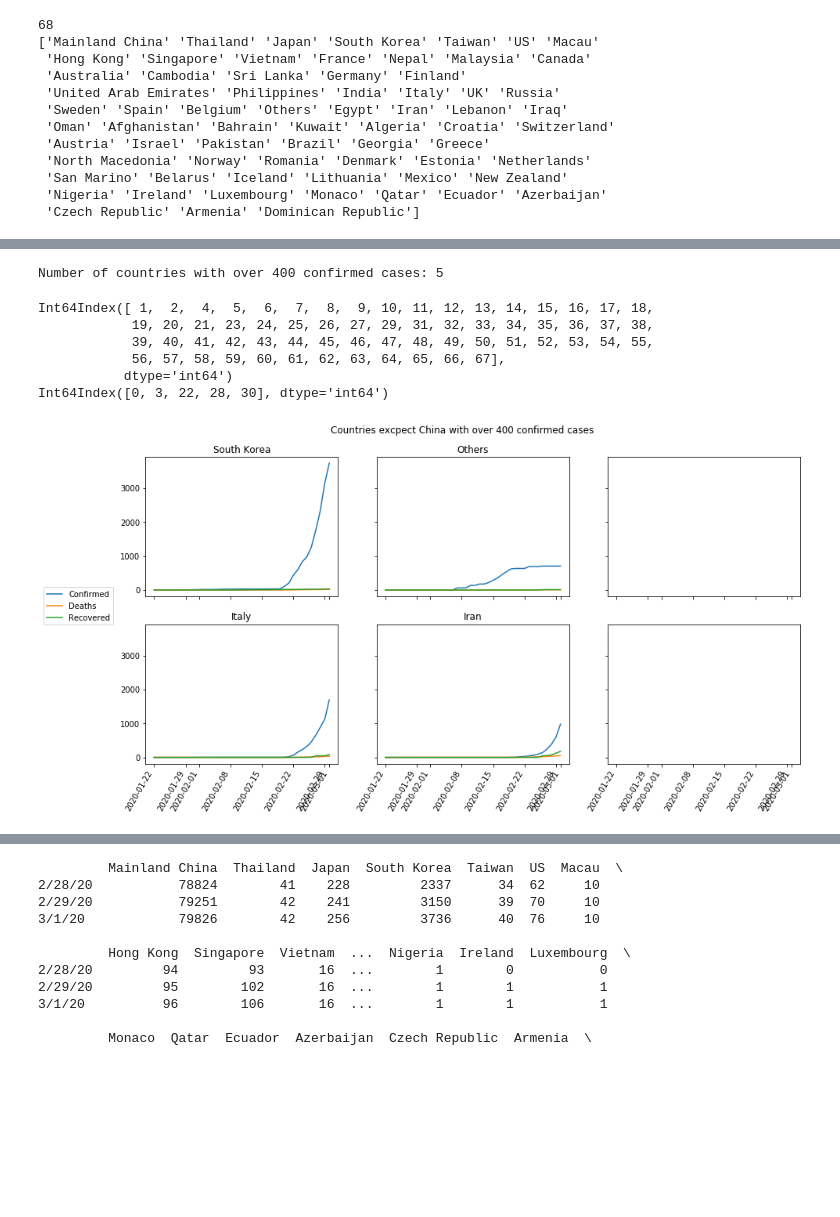
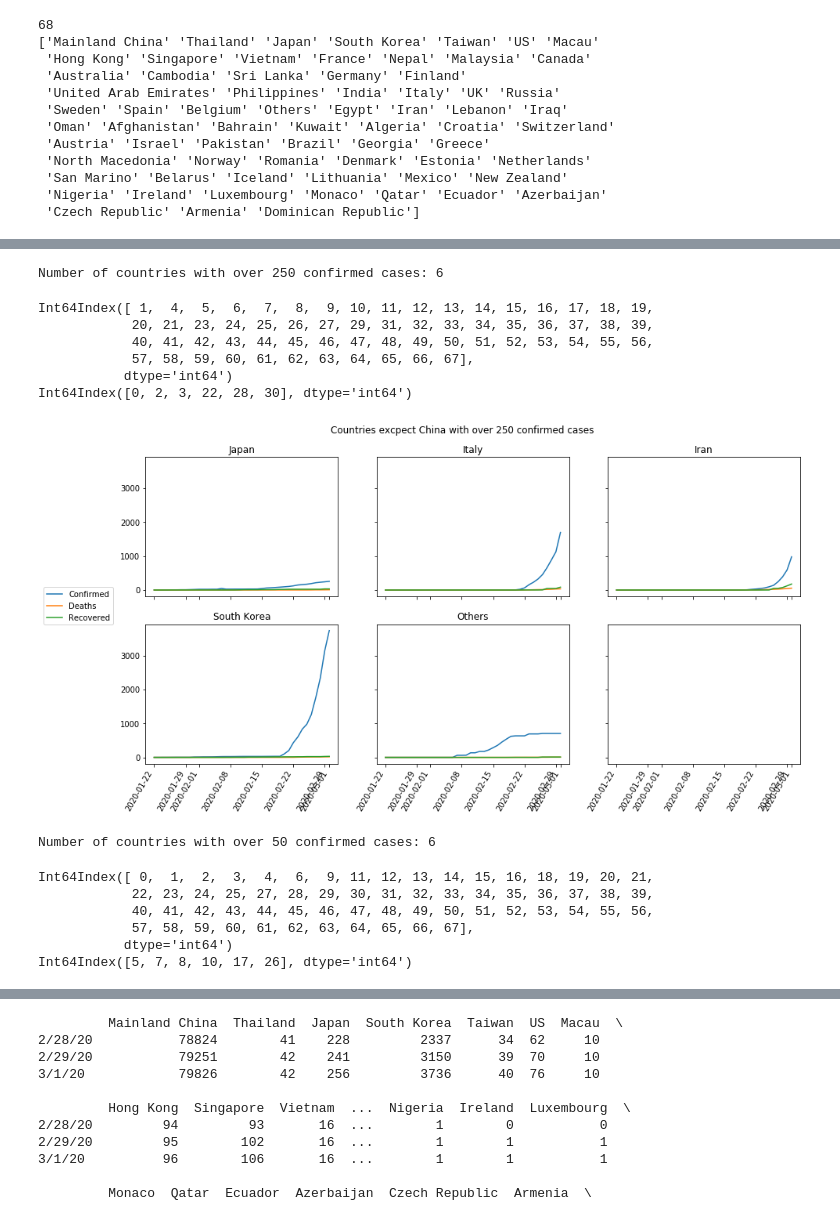
Before and after one commit to msarnacki/coronavirus-2019-nCoV, a Jupyter notebook: main.ipynb, the cells around one changed output, grey strips where cells are left out. Drawn from its saved outputs; the diff is of its cells as text; code cells hidden in the pictures; blank space fills up the shorter version.

```diff
--- a/main.ipynb
+++ b/main.ipynb
@@ -232,20 +233,23 @@ limit = 400
+# %%
+limit_high = 250
+limit_low = 50
 # %%
 dictionary = {"Country":countries_ts ,"Confirmed":confirmed_country}
 
 countries_last_date = pd.DataFrame(dictionary)
 # print(countries_last_date)
 
-if_over_limit = countries_last_date.apply(lambda x: True if x['Confirmed'] > limit else False , axis=1)
+if_over_high_limit = countries_last_date.apply(lambda x: True if x['Confirmed'] > limit_high else False , axis=1)
 
-numOfRows = len(if_over_limit[if_over_limit == True].index)
+numOfRows = len(if_over_high_limit[if_over_high_limit == True].index)
 
-print('Number of countries with over {} confirmed cases: {}'.format(limit,numOfRows))
+print('Number of countries with over {} confirmed cases: {}'.format(limit_high,numOfRows))
 # %% [output]
-Number of countries with over 400 confirmed cases: 5
+Number of countries with over 250 confirmed cases: 6
 # %%
 #
-indexTrue = if_over_limit[ if_over_limit == False ].index
-indexFalse = if_over_limit[ if_over_limit == True ].index
+indexTrue = if_over_high_limit[ if_over_high_limit == False ].index
+indexFalse = if_over_high_limit[ if_over_high_limit == True ].index
 print(indexTrue)
 print(indexFalse)
 
@@ -259,44 +263,80 @@ countries_under_limit.drop(indexFalse, inplace=True, axis=0)
 #print(countries_over_limit)
 #print(countries_under_limit)
 # %% [output]
-Int64Index([ 1,  2,  4,  5,  6,  7,  8,  9, 10, 11, 12, 13, 14, 15, 16, 17, 18,
-            19, 20, 21, 23, 24, 25, 26, 27, 29, 31, 32, 33, 34, 35, 36, 37, 38,
-            39, 40, 41, 42, 43, 44, 45, 46, 47, 48, 49, 50, 51, 52, 53, 54, 55,
-            56, 57, 58, 59, 60, 61, 62, 63, 64, 65, 66, 67],
+Int64Index([ 1,  4,  5,  6,  7,  8,  9, 10, 11, 12, 13, 14, 15, 16, 17, 18, 19,
+            20, 21, 23, 24, 25, 26, 27, 29, 31, 32, 33, 34, 35, 36, 37, 38, 39,
+            40, 41, 42, 43, 44, 45, 46, 47, 48, 49, 50, 51, 52, 53, 54, 55, 56,
+            57, 58, 59, 60, 61, 62, 63, 64, 65, 66, 67],
            dtype='int64')
-Int64Index([0, 3, 22, 28, 30], dtype='int64')
+Int64Index([0, 2, 3, 22, 28, 30], dtype='int64')
 # %%
 #print(countries_last_date)
 # %%
 ###plot for countries with confirmed cases over limit
 plots_in_row = 3
 #define how many rows on how many countries in list without china
 plots_in_col = math.ceil((numOfRows-1)/plots_in_row)
 
 fig, axs = plt.subplots(plots_in_col, plots_in_row, figsize=(15, plots_in_col*4), sharey=True, sharex=True)
 fig.autofmt_xdate(rotation=60)
 
 axs0 = axs.shape[0]
 axs1 = axs.shape[1]
 
 i = 0
 j = 0
 
 for country in countries_over_limit["Country"][1:]:
     #print(country)
     axs[i][j].plot(dates_datetime_confirmed, df_confirmed[df_confirmed['Country/Region']==country].iloc[:,4:].sum(axis=0))
     axs[i][j].plot(dates_datetime_deaths, df_deaths[df_deaths['Country/Region']==country].iloc[:,4:].sum(axis=0))
     axs[i][j].plot(dates_datetime_recovered, df_recovered[df_recovered['Country/Region']==country].iloc[:,4:].sum(axis=0))
     axs[i][j].set_title(country)
     #axs[i][j].set_xticklabels(rotation=90)
     i = i + 1
     if i==plots_in_col:
         i = 0
         j = j + 1
         if j==plots_in_row:
             j = 0
-fig.suptitle('Countries excpect China with over {} confirmed cases'.format(limit),y=0.95)
+fig.suptitle('Countries excpect China with over {} confirmed cases'.format(limit_high),y=0.95)
 fig.legend(['Confirmed', 'Deaths', 'Recovered'],loc='upper left', bbox_to_anchor=(0., 0.1, 0.5, 0.5),bbox_transform=plt.gcf().transFigure)
-plt.savefig("img/rest_over_limit.png",bbox_inches='tight')
+plt.savefig("img/rest_over_high_limit.png",bbox_inches='tight')
 # %% [output]
-[figure, old version]
+[figure, new version]
+# %%
+dictionary = {"Country":countries_ts ,"Confirmed":confirmed_country}
+
+countries_last_date = pd.DataFrame(dictionary)
+# print(countries_last_date)
+
+if_over_low_limit = countries_last_date.apply(lambda x: True if x['Confirmed'] > limit_low and x['Confirmed'] < limit_high else False , axis=1)
+
+numOfRows = len(if_over_low_limit[if_over_low_limit == True].index)
+
+print('Number of countries with over {} confirmed cases: {}'.format(limit_low,numOfRows))
+# %% [output]
+Number of countries with over 50 confirmed cases: 6
+# %%
+#
+indexTrue = if_over_low_limit[ if_over_low_limit == False ].index
+indexFalse = if_over_low_limit[ if_over_low_limit == True ].index
+print(indexTrue)
+print(indexFalse)
+
+#copying to not change original df
+countries_over_limit = countries_last_date.copy()
+countries_under_limit = countries_last_date.copy()
+
+countries_over_limit.drop(indexTrue, inplace=True, axis=0)
+countries_under_limit.drop(indexFalse, inplace=True, axis=0)
+
+#print(countries_over_limit)
+#print(countries_under_limit)
+# %% [output]
+Int64Index([ 0,  1,  2,  3,  4,  6,  9, 11, 12, 13, 14, 15, 16, 18, 19, 20, 21,
+            22, 23, 24, 25, 27, 28, 29, 30, 31, 32, 33, 34, 35, 36, 37, 38, 39,
+            40, 41, 42, 43, 44, 45, 46, 47, 48, 49, 50, 51, 52, 53, 54, 55, 56,
+            57, 58, 59, 60, 61, 62, 63, 64, 65, 66, 67],
+           dtype='int64')
+Int64Index([5, 7, 8, 10, 17, 26], dtype='int64')
```
Also changed, not shown: parts of 7 cells of this notebook, 10 other files.
